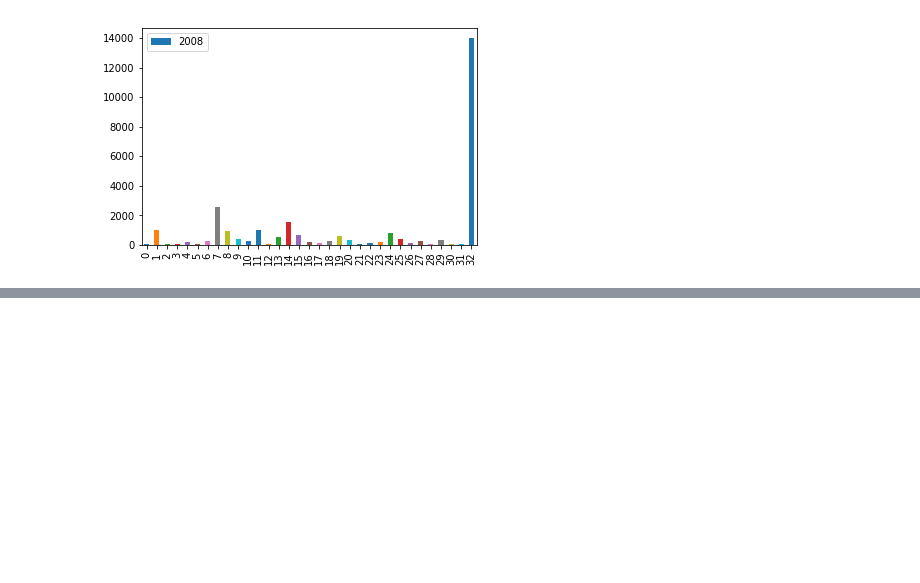
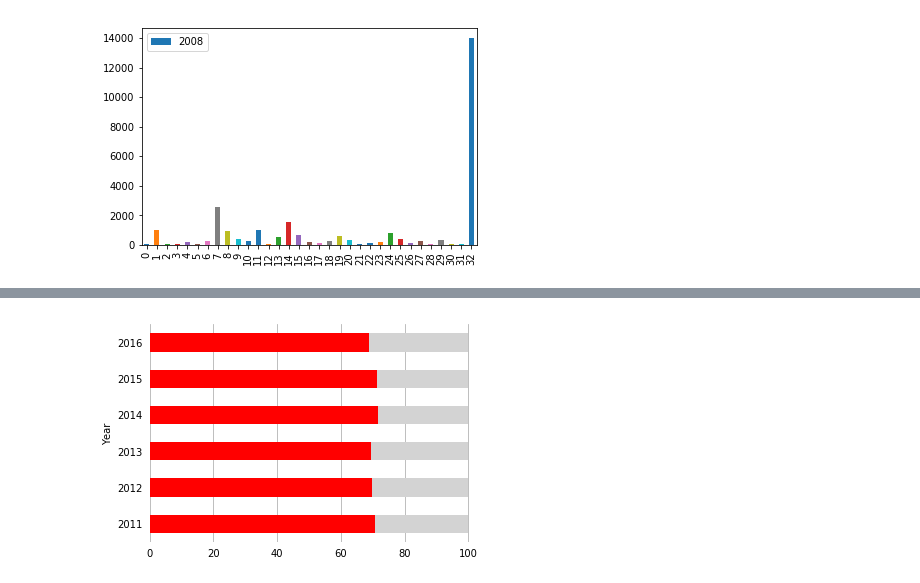
Before and after one commit to dbaptistr/data-studio, a Jupyter notebook: 04-project/Murder in Mexico.ipynb, the cells around one changed output, grey strips where cells are left out. Drawn from its saved outputs; the diff is of its cells as text; code cells hidden in the pictures; blank space fills up the shorter version.

```diff
--- a/04-project/Murder in Mexico.ipynb
+++ b/04-project/Murder in Mexico.ipynb
@@ -222,0 +328,3 @@ new_df_rate.plot(y='Estados Unidos Mexicanos', x='Entidad federativa de registro
+# %%
+guns = {'Year': [2011, 2012, 2013, 2014, 2015, 2016], 'US Firearms': [70.6, 69.7, 69.3, 71.7, 71.3, 68.7], 'Non US Firearms': [29.4, 30.3, 30.7, 28.3, 28.7, 31.3]}
+guns
@@ -222,0 +335,3 @@ new_df_rate.plot(y='Estados Unidos Mexicanos', x='Entidad federativa de registro
+# %%
+df_guns = pd.DataFrame(data=guns)
+df_guns
@@ -222,0 +346,15 @@ new_df_rate.plot(y='Estados Unidos Mexicanos', x='Entidad federativa de registro
+# %%
+ax=df_guns.plot(x='Year', kind='barh', color= ['red', 'lightgray'], stacked=True, legend=False)
+
+ax.spines['top'].set_visible(False)
+ax.spines['left'].set_visible(False)
+ax.spines['bottom'].set_visible(False)
+ax.spines['right'].set_visible(False)
+
+ax.tick_params(which='major', left=False, bottom=False)
+
+ax.grid(True, axis='x')
+ax.set_axisbelow(True)
+plt.savefig('firearms.pdf')
+# %% [output]
+[figure, added]
```
Also changed, not shown: parts of 37 cells of this notebook.
